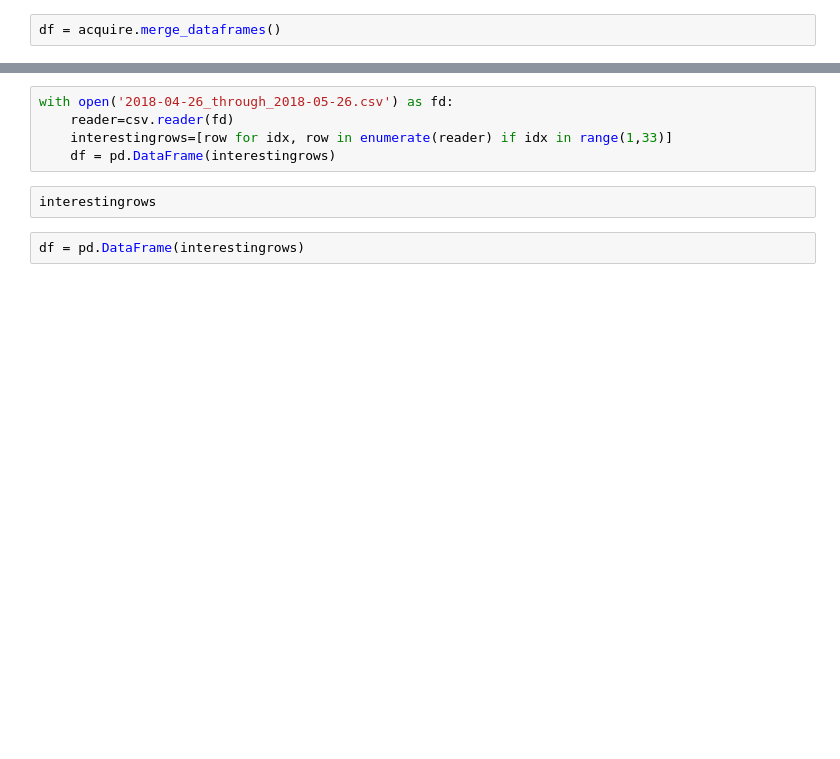
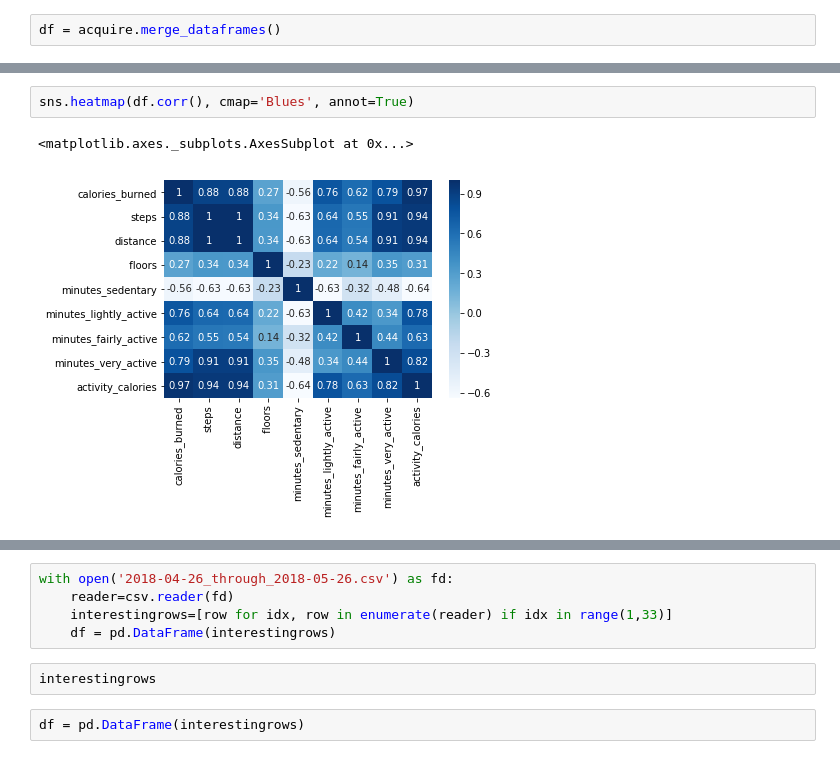
Before and after one commit to time-series-project-ncj/time_series_proj, a Jupyter notebook: time-series-project-ncj.ipynb, the cells around one changed output, grey strips where cells are left out. Cells and saved outputs as stored; diff of their text form; blank space fills up the shorter version.

```diff
--- a/time-series-project-ncj.ipynb
+++ b/time-series-project-ncj.ipynb
@@ -45,0 +67,5 @@ dtype: object
+# %%
+sns.heatmap(df.corr(), cmap='Blues', annot=True)
+# %% [output]
+<matplotlib.axes._subplots.AxesSubplot at 0x...>
+[figure, added]
```
Also changed, not shown: parts of 13 cells of this notebook.
